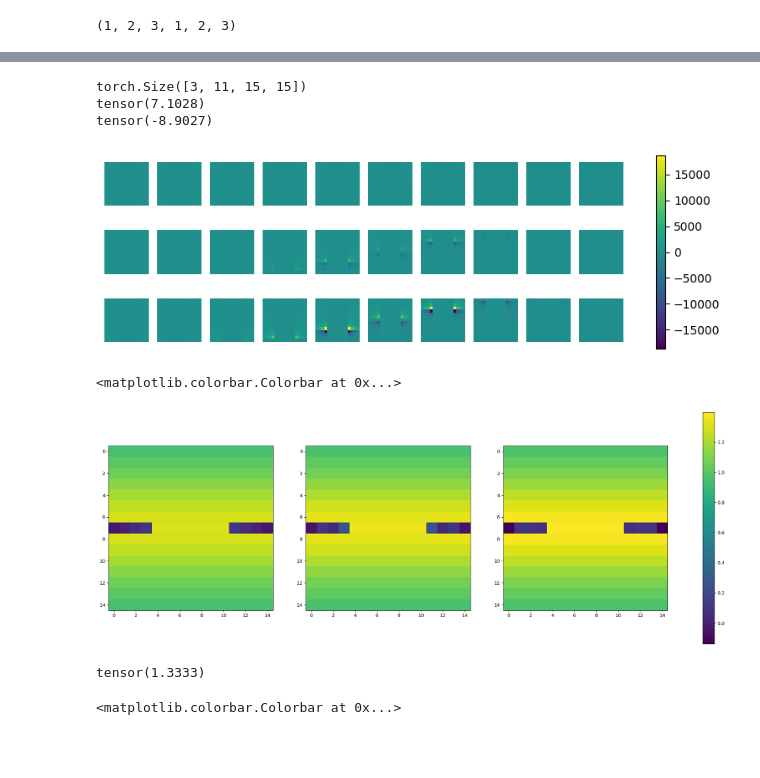
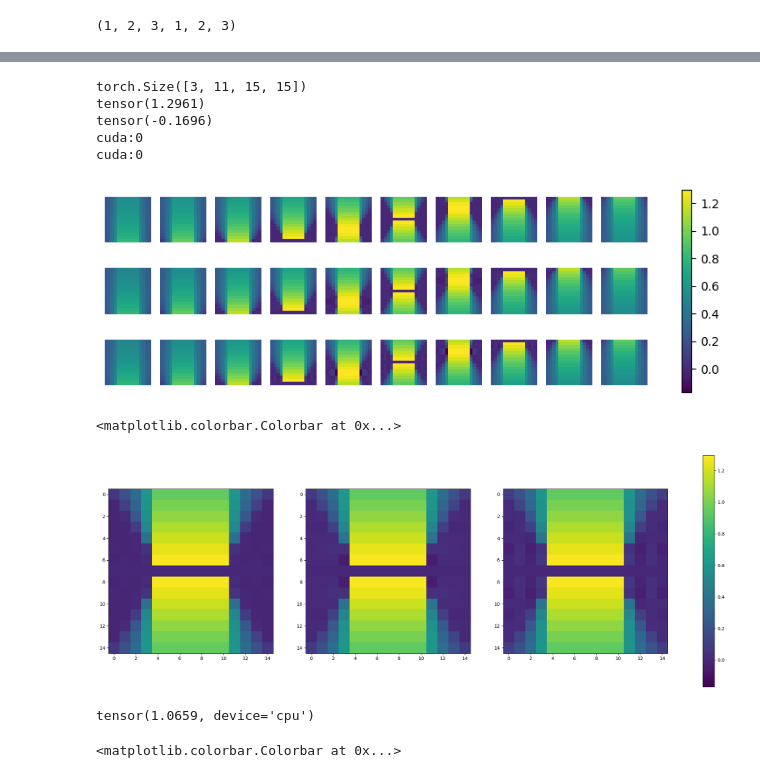
Before and after one commit to Junang-Wang/Top-invar-DL, a Jupyter notebook: Graphene_SS_Note.ipynb, the cells around one changed output, grey strips where cells are left out. Saved outputs shown, nothing was run; the diff lists cells and outputs as text; code cells hidden in the pictures; blank space fills up the shorter version.

```diff
--- a/Graphene_SS_Note.ipynb
+++ b/Graphene_SS_Note.ipynb
@@ -60,19 +82,19 @@ for i in range(t_unique):
     for j in range(mu_div):
         Graphene_params = Graphene_Vec(t[i:i+1], mu_0[j*mu_truck:(j+1)*mu_truck], mu_offset, B, nx, ny, Delta, device='cuda')
         Graphene_SS_Gen = Graphene_SS(Graphene_params,device='cuda')
-        Graphene_D[i,j*mu_truck:(j+1)*mu_truck] = Graphene_SS_Gen.total()
+        Graphene_D[i,j*mu_truck:(j+1)*mu_truck] = Graphene_SS_Gen.total().cpu()
         del Graphene_params
         del Graphene_SS_Gen
         torch.cuda.empty_cache()
     if j == mu_div-1 and mu_random%mu_truck != 0:
         Graphene_params = Graphene_Vec(t[i:i+1], mu_0[(j+1)*mu_truck:], mu_offset, B, nx, ny, Delta, device='cuda')
         Graphene_SS_Gen = Graphene_SS(Graphene_params,device='cuda')
-        Graphene_D[i,(j+1)*mu_truck:] = Graphene_SS_Gen.total()
+        Graphene_D[i,(j+1)*mu_truck:] = Graphene_SS_Gen.total().cpu()
         del Graphene_params
         del Graphene_SS_Gen
         torch.cuda.empty_cache()
 
 label_mask = (abs(mu_0)<=2).repeat(t_unique)
-Graphene_labels = label_mask*2*torch.ones(mu_random*t_unique)
+Graphene_labels = label_mask.cpu()*2*(torch.ones(mu_random*t_unique).cpu())
 
-Graphene_D = torch.pi/Delta*Graphene_D.reshape(t_unique*mu_random,1,B_steps,mu_steps)
+Graphene_D = torch.pi/Delta*Graphene_D.reshape(t_unique*mu_random,1,B_steps,mu_steps).cpu()
@@ -99,44 +103,47 @@ Graphene_D = Graphene_D.reshape(3,11,15,15)
 print(Graphene_D.shape)
 print(Graphene_D.max())
 print(Graphene_D.min())
-#print(torch.argwhere(Graphene_D<-100))
+print(Graphene_D.device)
+print(torch.ones(mu_random*t_unique).device)
 # %% [output]
 torch.Size([3, 11, 15, 15])
-tensor(7.1028)
-tensor(-8.9027)
+tensor(1.2961)
+tensor(-0.1696)
+cuda:0
+cuda:0
 # %%
 Graphene_D = Graphene_D.reshape(21*101,1,15,15)
 # %%
 import matplotlib.pyplot as plt
 #t_unique = 21
 t_unique = 3
 mu_random = 11
-Graphene_D = Graphene_D.reshape(t_unique,mu_random,15,15)
+Graphene_D = Graphene_D.reshape(t_unique,mu_random,15,15).cpu()
 t_show = t_unique
 mu_show = 10
 fig, ax = plt.subplots(t_show,mu_show)
 fig.set_figwidth(mu_show)
 fig.set_figheight(t_show)
 
 # vmax = 5
 # vmin = -5
 vmax = torch.max(Graphene_D).item()
 vmin = torch.min(Graphene_D).item()
 for i in range(t_show):
   for j in range(mu_show):
     im = ax[i,j].imshow(Graphene_D[i,j],vmax=vmax,vmin=vmin)
     #im = ax[j].imshow(Graphene_D[t_show*i,j],vmax=vmax,vmin=vmin)
 
     ax[i,j].axis('off')
     # if i == 0: #first row
     #   fig.text(i,j,f'{Graphene_labels[5*i*10*j,1].item():.1f}')
     # if j == 0: #first col:
     #   fig.text(i,j,f'{Graphene_labels[5*i*10*j,0].item():.1f}')
 
 plt.colorbar(im,ax=ax)
 plt.show()
 # %% [output]
-[figure, old version]
+[figure, new version]
 # %%
 fig,ax = plt.subplots(1,3)
 fig.set_figwidth(27)
@@ -147,11 +154,11 @@ im=ax[2].imshow(Graphene_D[2,5],vmax=vmax,vmin=vmin)
 plt.colorbar(im,ax=ax)
 # %% [output]
 <matplotlib.colorbar.Colorbar at 0x...>
-[figure, old version]
+[figure, new version]
 # %%
-print(D_total[1,5,7,7])
+print(Graphene_D[0,5,7,7])
 # %% [output]
-tensor(1.3333)
+tensor(1.0659, device='cpu')
 # %%
 plt.imshow(D_total[1,5])
 plt.colorbar()
```
Also changed, not shown: parts of 6 cells of this notebook, 1 other file.
